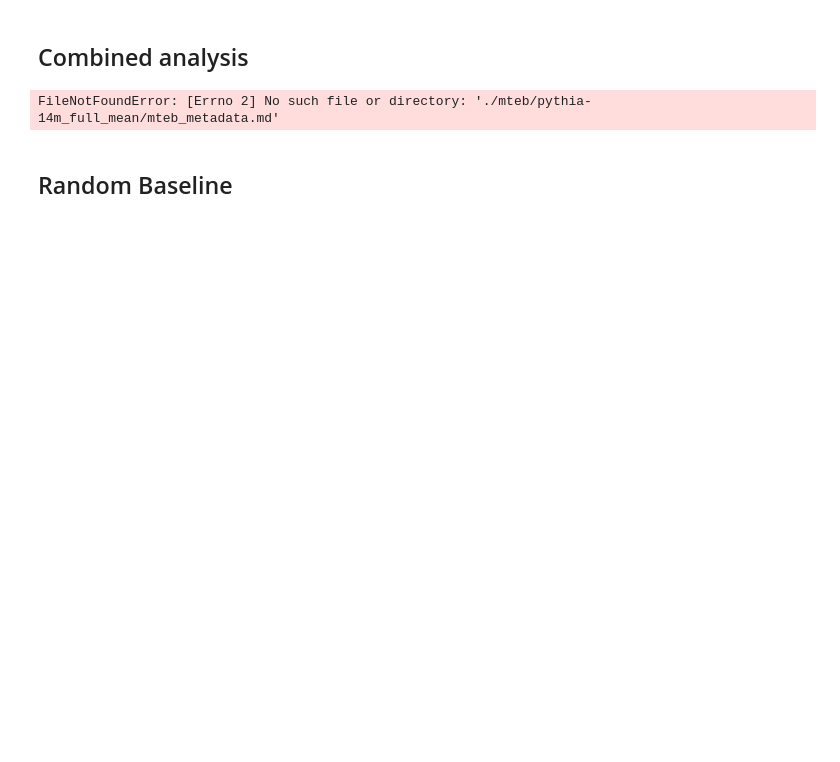
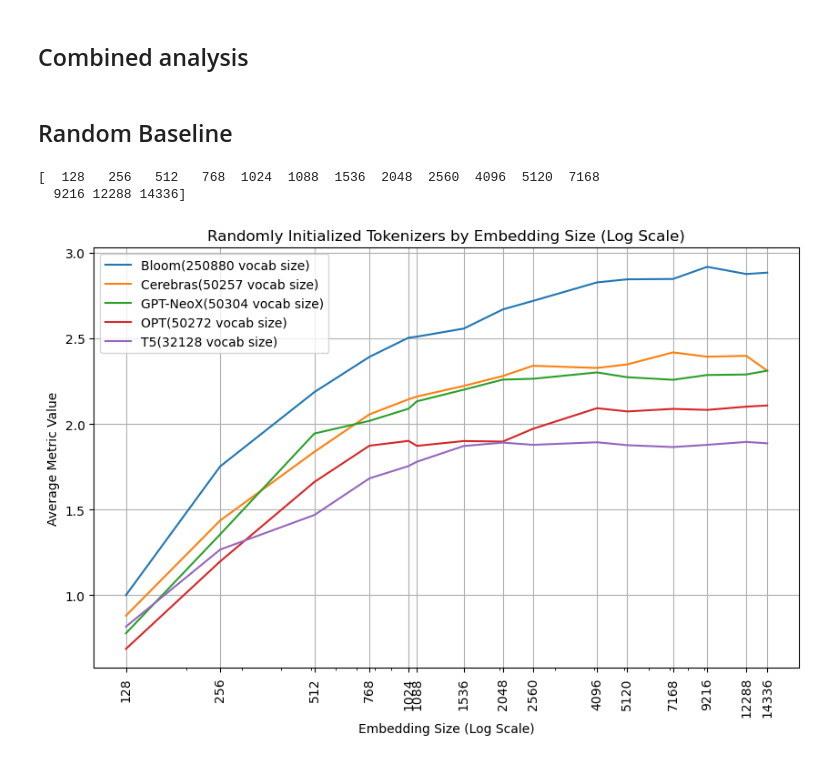
Before and after one commit to jstephencorey/LMEmbeddingAnalysis, a Jupyter notebook: notebooks/Data Analysis and Plotting.ipynb, the cells around one changed output. Saved outputs shown, nothing was run; the diff lists cells and outputs as text; code cells hidden in the pictures; blank space fills up the shorter version.

Commit message:
more plotting

```diff
--- a/notebooks/Data Analysis and Plotting.ipynb
+++ b/notebooks/Data Analysis and Plotting.ipynb
@@ -315,7 +316,7 @@ task_scores = {}
 for model_name in model_sizes.keys():
     for analysis_type in analysis_types:
         # Path to metadata file for the current model
-        metadata_path = f"./mteb/{model_name}_{analysis_type}_mean/mteb_metadata.md"
+        metadata_path = f"{HOME_DIR_WIN}/mteb_analyses/{model_name}_{analysis_type}_mean/mteb_metadata.md"
 
         # Read metadata content
         metadata_content = read_yaml_file(metadata_path)
@@ -348,8 +349,6 @@ for model_name in model_sizes.keys():
                         # task_scores[task_name]['scores'][score_type][model_name].append({analysis_type: score_value})
 
 df.to_csv(f'{HOME_DIR_WIN}/data/map_at_100.csv', index=False)
-# %% [output]
-FileNotFoundError: [Errno 2] No such file or directory: './mteb/pythia-14m_full_mean/mteb_metadata.md'
 # %%
 # Step 2: Read CSV
 file_path = f'{HOME_DIR_WIN}/data/map_at_100.csv'
@@ -459,35 +459,40 @@ for tokenizer_name, tok_nick in zip(tokenizers, tokenizer_nicknames):
 df.to_csv(f'{HOME_DIR_WIN}/data/random_tok.csv', index=False)
 # %%
 # Step 2: Read CSV
-file_path = './mteb/csvs/random_tok.csv'
+file_path = f'{HOME_DIR_WIN}/data/random_tok.csv'
 data = pd.read_csv(file_path)
 ticks = data.embedding_size.unique()
 ticks.sort()
 print(ticks)
 
 # Step 4: Group Data by Model Suite
 # data['axis_label'] = data['_name'].apply(lambda x: x.split('-')[0])
 random_data = data[data['analysis_type'] == 'random_xn_tok']
 random_data.sort_values(by=['axis_name'])
 
 # Step 5: Plotting
 plt.figure(figsize=(10, 6))
 
 for suite_name, group in random_data.groupby('axis_name'):
     avg_values = group.groupby('embedding_size')['metric_value'].mean()
     plt.plot(avg_values.index, avg_values, label=suite_name)
 
 # Step 5.1: Enable Log Scaling on x-axis
 plt.xscale('log')
 # plt.xticks([128,512,1024,2048,4096,5120,9216,14336])
 plt.xticks(ticks)
 plt.xticks(rotation=90)
 plt.gca().xaxis.set_major_formatter(ScalarFormatter())
 
 # Step 6: Legend and Labels
 plt.legend()
 plt.xlabel('Embedding Size (Log Scale)')
 plt.ylabel('Average Metric Value')
-plt.title('Randomly initialized Tokenizers by Embedding Size (Log Scale)')
+plt.title('Randomly Initialized Tokenizers by Embedding Size (Log Scale)')
 plt.grid(True)
+plt.savefig(os.path.join(plots_dir, f"Randomly_Initilaized_Tokenizers.png"), bbox_inches='tight')
 plt.show()
+# %% [output]
+[  128   256   512   768  1024  1088  1536  2048  2560  4096  5120  7168
+  9216 12288 14336]
+[figure, added]
```
Also changed, not shown: parts of 4 cells of this notebook, 3 other files.
